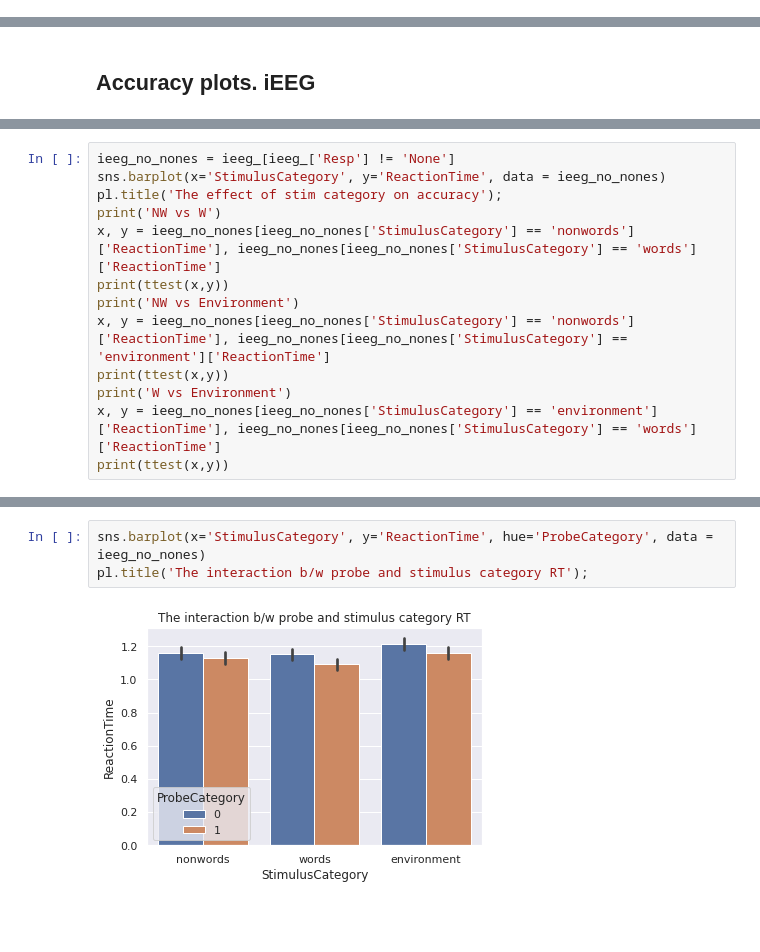
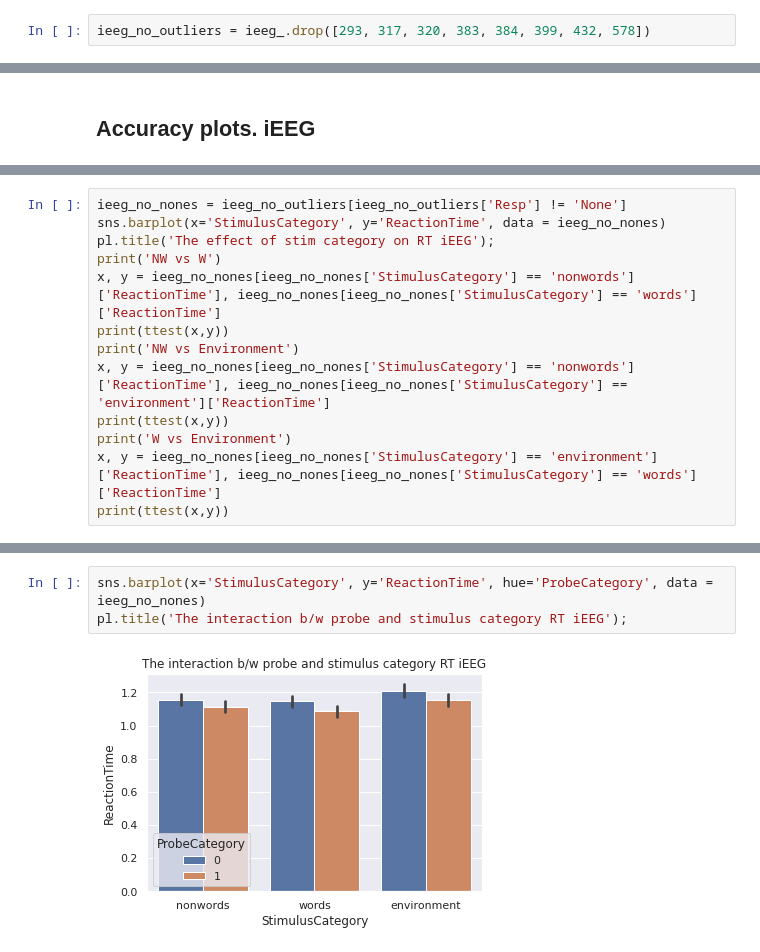
Before and after one commit to cristinarainich/Sternberg_analysis, a Jupyter notebook: Preprocessing_of_datasets_Environmental.ipynb, the cells around one changed output, grey strips where cells are left out. Saved outputs shown, nothing was run; the diff lists cells and outputs as text; blank space fills up the shorter version.

```diff
--- a/Preprocessing_of_datasets_Environmental.ipynb
+++ b/Preprocessing_of_datasets_Environmental.ipynb
@@ -285,3 +354,5 @@ ieeg_[(ieeg_['Resp'] != 'None') & (ieeg_['ReactionTime'] > 2.5)]
 | 399 | 5 | 2.972747 | 37.0 | Yes | 1 | 4 | 1 | ... |
 | 432 | 7 | 2.595327 | 37.0 | Yes | 0 | 16 | 0 | ... |
 | 578 | 6 | 3.853890 | 39.0 | No | 0 | 7 | 1 | ... |
+# %%
+ieeg_no_outliers = ieeg_.drop([293, 317, 320, 383, 384, 399, 432, 578])
@@ -616,7 +804,7 @@ Ttest_indResult(statistic=-3.281640271071744, pvalue=0.0010513284448771408)
 # %%
-ieeg_no_nones = ieeg_[ieeg_['Resp'] != 'None']
+ieeg_no_nones = ieeg_no_outliers[ieeg_no_outliers['Resp'] != 'None']
 sns.barplot(x='StimulusCategory', y='ReactionTime', data = ieeg_no_nones)
-pl.title('The effect of stim category on accuracy');
+pl.title('The effect of stim category on RT iEEG');
 print('NW vs W')
 x, y = ieeg_no_nones[ieeg_no_nones['StimulusCategory'] == 'nonwords']['ReactionTime'], ieeg_no_nones[ieeg_no_nones['StimulusCategory'] == 'words']['ReactionTime']
 print(ttest(x,y))
@@ -713,8 +901,8 @@ NW vs E Ttest_indResult(statistic=array([0.05961015]), pvalue=array([0.95247886]
 # %%
 sns.barplot(x='StimulusCategory', y='ReactionTime', hue='ProbeCategory', data = ieeg_no_nones)
-pl.title('The interaction b/w probe and stimulus category RT');
+pl.title('The interaction b/w probe and stimulus category RT iEEG');
 # %% [output]
-[figure, old version]
+[figure, new version]
 # %%
 print('0 vs 1')
 print('Nonwords')
```
Also changed, not shown: parts of 44 cells of this notebook.
